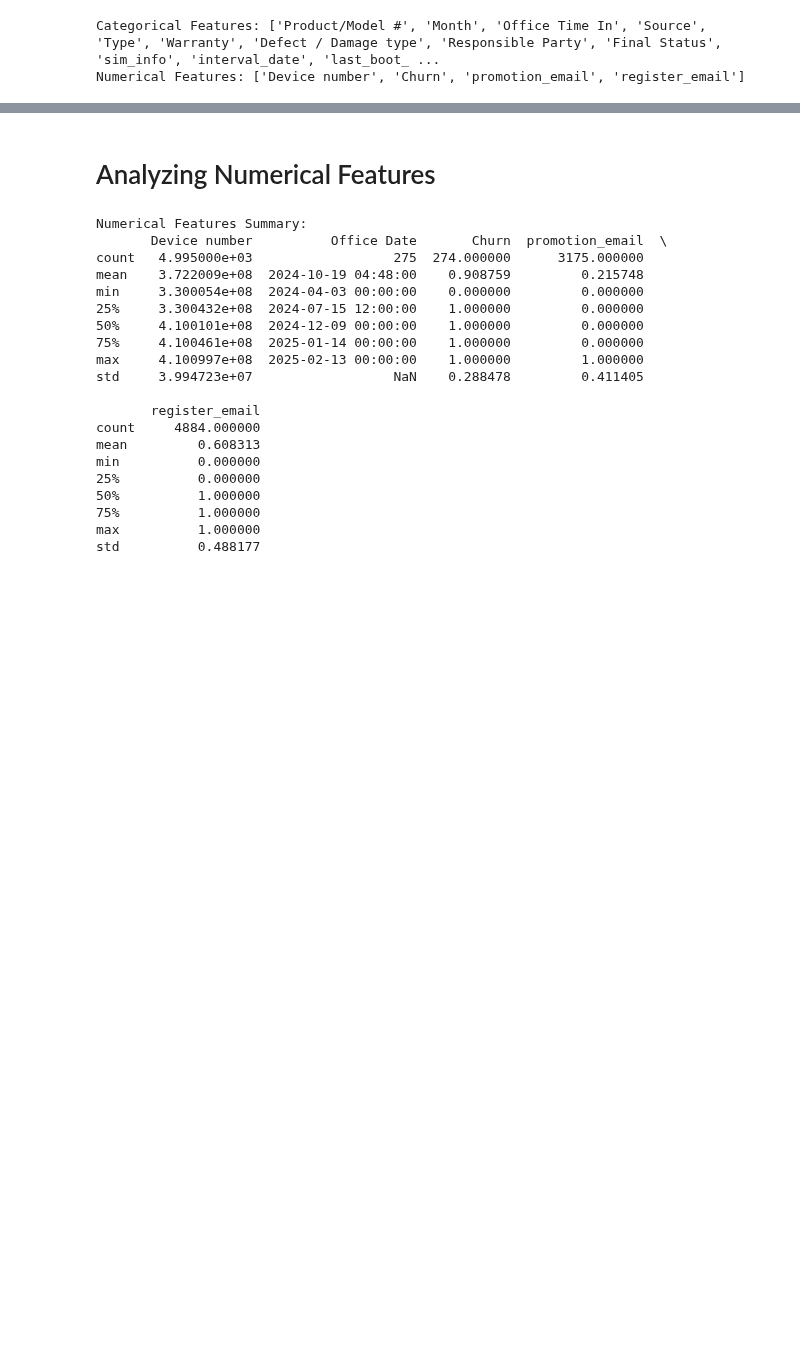
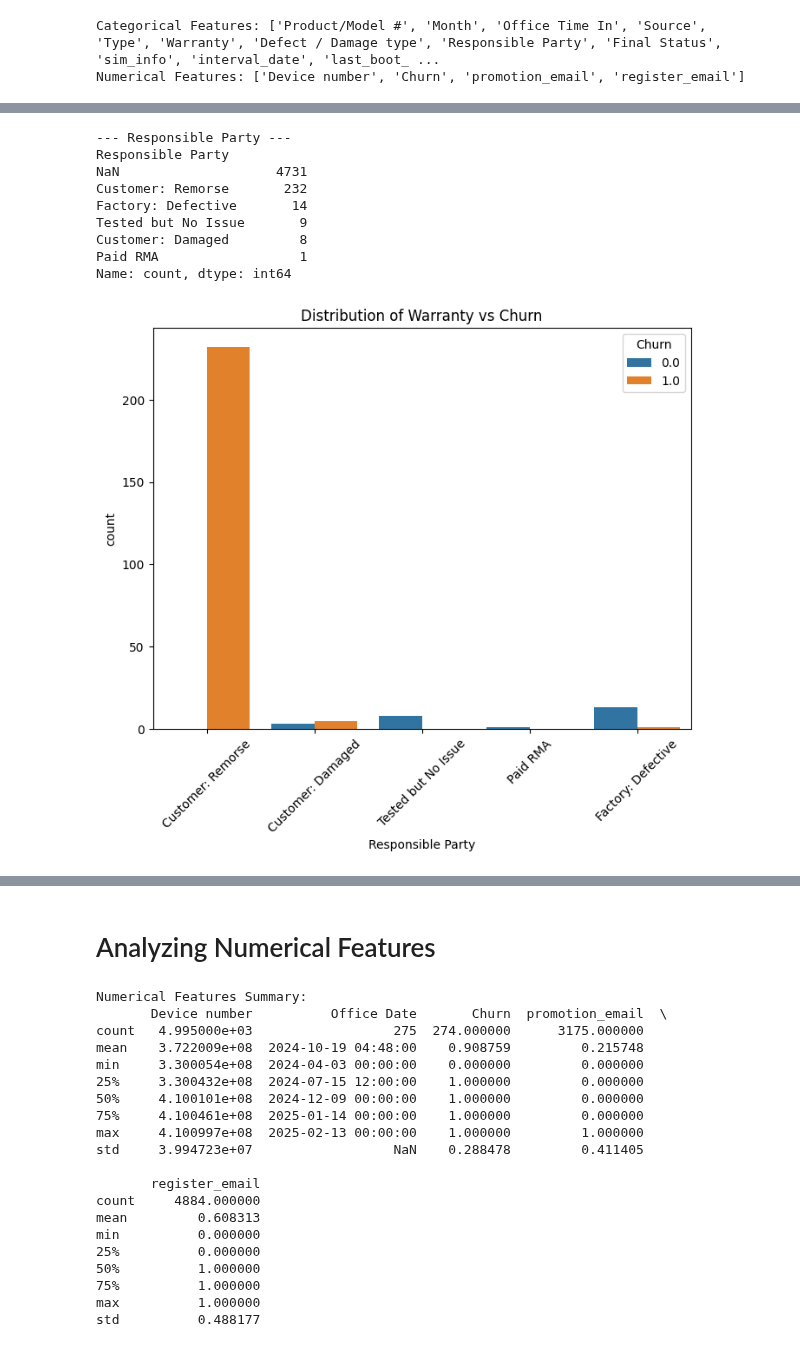
Before and after one commit to ACarrig/NUUMobile1, a Jupyter notebook: data_before_Feb13_analysis.ipynb, the cells around one changed output, grey strips where cells are left out. Cells and saved outputs as stored; diff of their text form; code cells hidden in the pictures; blank space fills up the shorter version.

```diff
--- a/data_before_Feb13_analysis.ipynb
+++ b/data_before_Feb13_analysis.ipynb
@@ -102,0 +226,23 @@ Numerical Features: ['Device number', 'Churn', 'promotion_email', 'register_emai
+# %%
+feature = 'Responsible Party'
+# Display the count of unique values for each categorical feature
+print(f"--- {feature} ---")
+print(data[feature].value_counts(dropna=False))  # Includes NaN values in the count
+print("\n")
+
+plt.figure(figsize=(8, 6))
+sns.countplot(data=data, x=feature, hue='Churn')  # Color by Churn
+plt.title(f'Distribution of {col} vs Churn')
+plt.xticks(rotation=45)
+plt.show()
+# %% [output]
+--- Responsible Party ---
+Responsible Party
+NaN                    4731
+Customer: Remorse       232
+Factory: Defective       14
+Tested but No Issue       9
+Customer: Damaged         8
+Paid RMA                  1
+Name: count, dtype: int64
+[figure, added]
```
Also changed, not shown: parts of 13 cells of this notebook, 1 other file.
